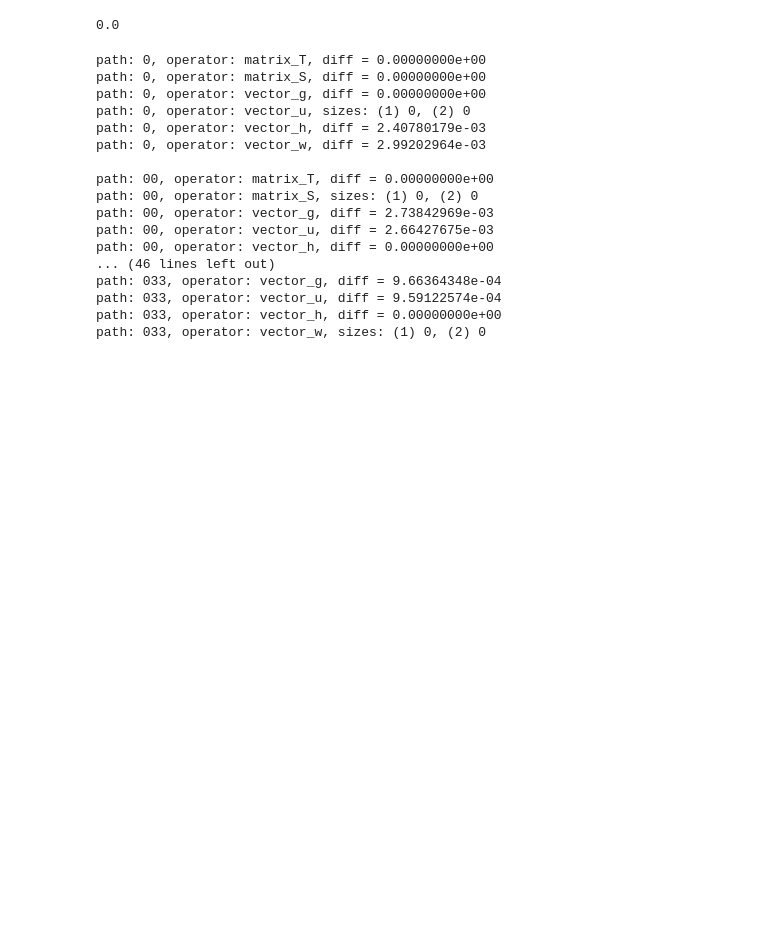
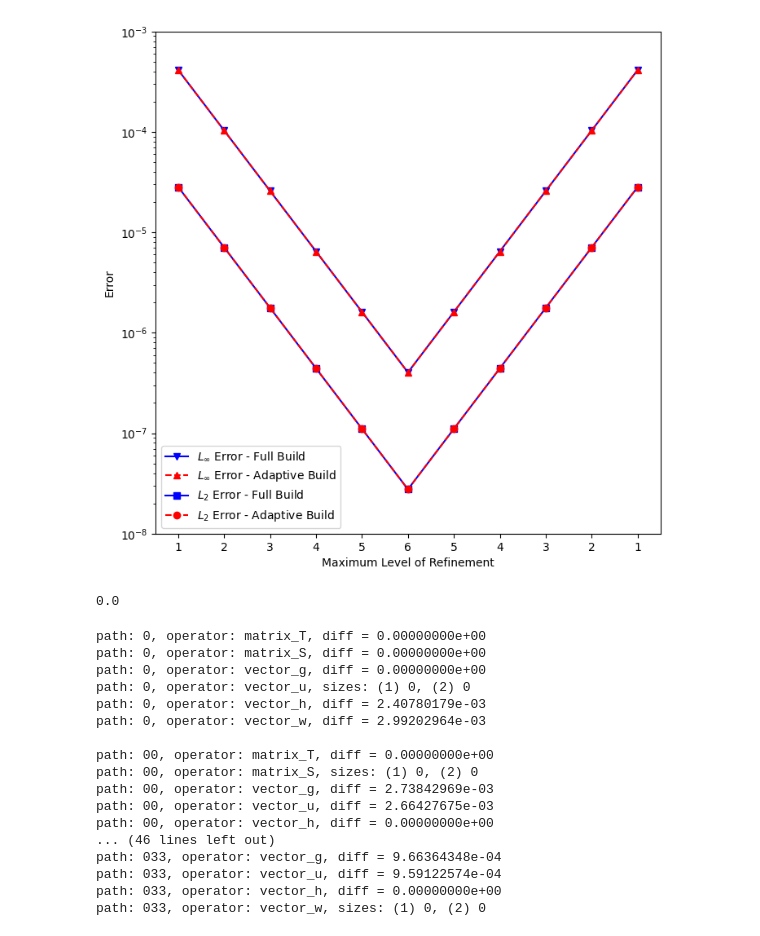
Before and after one commit to DamynChipman/EllipticForest, a Jupyter notebook: examples/toybox/toybox.ipynb, the cells around one changed output. Saved outputs shown, nothing was run; the diff lists cells and outputs as text; code cells hidden in the pictures; blank space fills up the shorter version.

```diff
--- a/examples/toybox/toybox.ipynb
+++ b/examples/toybox/toybox.ipynb
@@ -7,3 +81,31 @@ import pandas as pd
+# %%
+x_ticks = [0, 1, 2, 3, 4, 5, 6, 7, 8, 9, 10]
+x_labels = [1, 2, 3, 4, 5, 6, 5, 4, 3, 2, 1]
+
+patch_size = 8
+eff_resolution = 2**np.array(2*adaptive_levels - 1)*patch_size
+
+# Create figure
+fig, ax1 = plt.subplots(figsize=(8, 8))
+
+# Plot for full and adaptive methods
+ax1.semilogy(full_lI_error, 'b-v', label=r'$L_{\infty}$ Error - Full Build')
+ax1.semilogy(adaptive_lI_error, 'r--^', label=r'$L_{\infty}$ Error - Adaptive Build')
+ax1.semilogy(full_l2_error, 'b-s', label=r'$L_2$ Error - Full Build')
+ax1.semilogy(adaptive_l2_error, 'r--o', label=r'$L_2$ Error - Adaptive Build')
+ax1.set_xticks(x_ticks, labels=x_labels)
+ax1.set_xlabel('Maximum Level of Refinement')
+ax1.set_ylabel('Error')
+ax1.set_ylim([1e-8, 1e-3])
+ax1.legend(loc='lower left')
+
+plt.savefig('adaptive-vs-full-build-error-levels.pdf')
+plt.savefig('adaptive-vs-full-build-error-levels.png')
+
+# Show the plot
+plt.show()
+# %% [output]
+[figure, added]
 # %%
 import numpy as np
 
```
Also changed, not shown: parts of 4 cells of this notebook, 27 other files.
